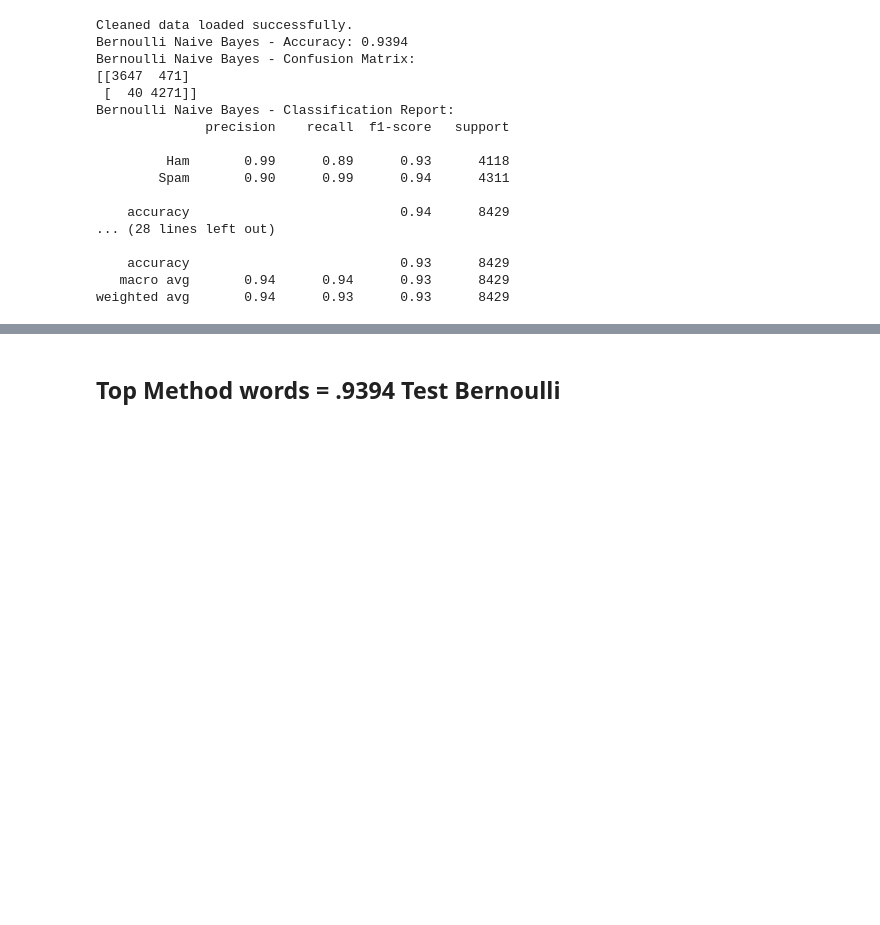
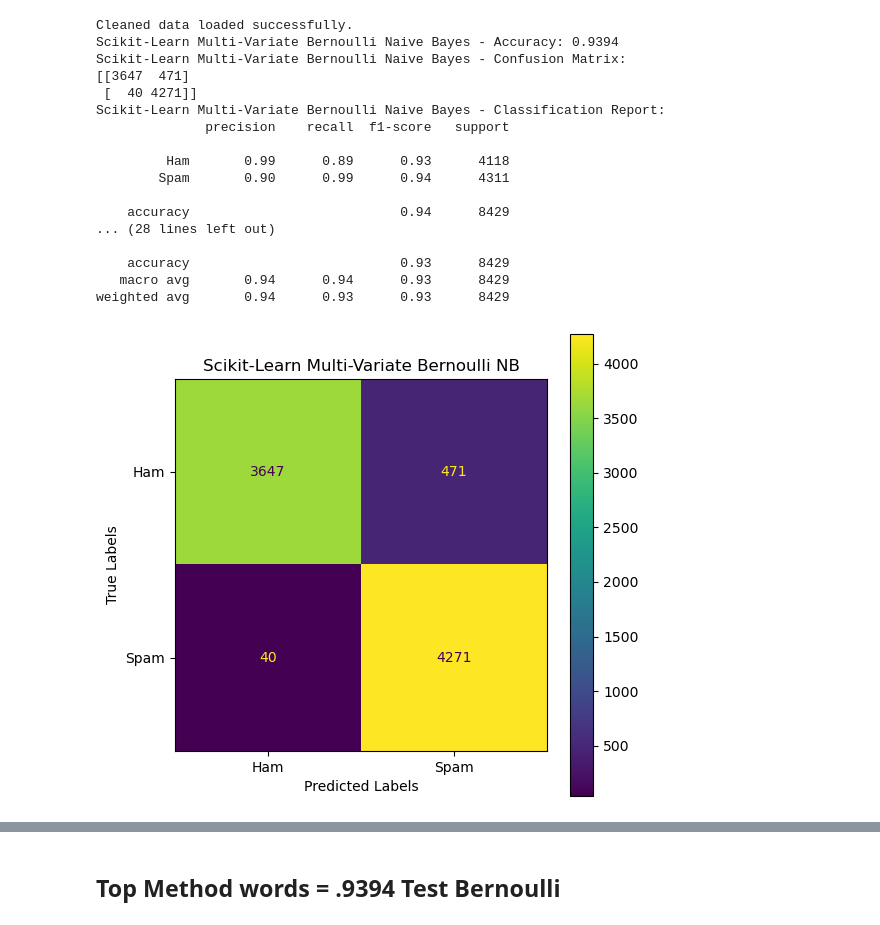
Before and after one commit to lanidv2433/EnronSpam, a Jupyter notebook: NB-Built-in-Methods.ipynb, the cells around one changed output, grey strips where cells are left out. Drawn from its saved outputs; the diff is of its cells as text; code cells hidden in the pictures; blank space fills up the shorter version.

Commit message:
Updated files for both manual and built-in models

```diff
--- a/NB-Built-in-Methods.ipynb
+++ b/NB-Built-in-Methods.ipynb
@@ -7,6 +7,8 @@ from sklearn.feature_extraction.text import CountVectorizer
 from sklearn.model_selection import train_test_split
 from sklearn.naive_bayes import BernoulliNB, MultinomialNB, GaussianNB
 from sklearn.metrics import accuracy_score, confusion_matrix, classification_report
+from sklearn.metrics import accuracy_score, zero_one_loss, confusion_matrix, ConfusionMatrixDisplay
+
 
 # Load and clean data
 cleaned_data_path = 'cleaned_enron_spam_data.csv'
@@ -54,37 +56,54 @@ multi_nb.fit(X_train_multi, y_train)
 # # Training Gaussian NB
 gauss_nb.fit(X_train_gauss.toarray(), y_train)  # GaussianNB expects dense input
 
 # Prediction and Evaluation
 def evaluate_model(model, X_test, y_test, model_name):
-    predictions = model.predict(X_test.toarray() if model_name == 'Gaussian' else X_test)
+    predictions = model.predict(X_test.toarray() if model_name == 'Scikit-Learn Multi-Variate Gaussian' else X_test)
     accuracy = accuracy_score(y_test, predictions)
     conf_matrix = confusion_matrix(y_test, predictions)
+    # Display the confusion matrix with sklearn's ConfusionMatrixDisplay
+    classes = ['Ham', 'Spam']
+    sklearn_disp = ConfusionMatrixDisplay(confusion_matrix=conf_matrix, display_labels=classes)
+    fig, ax = plt.subplots(figsize=(6, 6))
+    sklearn_disp.plot(ax=ax, cmap='viridis', values_format='g')  # 'g' for generic number format
+    ax.set_title(f'{model_name} NB')
+    ax.set_xlabel('Predicted Labels')
+    ax.set_ylabel('True Labels')
+
+    # Setting the tick marks with class names for clarity
+    tick_marks = np.arange(len(classes))
+    ax.set_xticks(tick_marks)
+    ax.set_xticklabels(classes)
+    ax.set_yticks(tick_marks)
+    ax.set_yticklabels(classes)
     class_report = classification_report(y_test, predictions, target_names=['Ham', 'Spam'])
 
     print(f"{model_name} Naive Bayes - Accuracy: {accuracy:.4f}")
     print(f"{model_name} Naive Bayes - Confusion Matrix:\n{conf_matrix}")
     print(f"{model_name} Naive Bayes - Classification Report:\n{class_report}\n")
+    return accuracy, conf_matrix, class_report
 
 # Evaluate all models
 #evaluate_model(bern_nb, X_train_bern, y_train, 'Bernoulli')
-evaluate_model(bern_nb, X_test_bern, y_test, 'Bernoulli')
-evaluate_model(multi_nb, X_test_multi, y_test, 'Multinomial')
-evaluate_model(gauss_nb, X_test_gauss, y_test, 'Gaussian')
+B_accuracy, B_conf_matrix, B_class_report= evaluate_model(bern_nb, X_test_bern, y_test, 'Scikit-Learn Multi-Variate Bernoulli')
+M_accuracy, M_conf_matrix, M_class_report= evaluate_model(multi_nb, X_test_multi, y_test, 'Scikit-Learn Multinomial Boolean')
+G_accuracy, G_conf_matrix, G_class_report= evaluate_model(gauss_nb, X_test_gauss, y_test, 'Scikit-Learn Multi-Variate Gaussian')
 # %% [output]
 Cleaned data loaded successfully.
-Bernoulli Naive Bayes - Accuracy: 0.9394
-Bernoulli Naive Bayes - Confusion Matrix:
+Scikit-Learn Multi-Variate Bernoulli Naive Bayes - Accuracy: 0.9394
+Scikit-Learn Multi-Variate Bernoulli Naive Bayes - Confusion Matrix:
 [[3647  471]
  [  40 4271]]
-Bernoulli Naive Bayes - Classification Report:
+Scikit-Learn Multi-Variate Bernoulli Naive Bayes - Classification Report:
               precision    recall  f1-score   support
 
          Ham       0.99      0.89      0.93      4118
         Spam       0.90      0.99      0.94      4311
 
     accuracy                           0.94      8429
 ... (28 lines left out)
 
     accuracy                           0.93      8429
    macro avg       0.94      0.94      0.93      8429
 weighted avg       0.94      0.93      0.93      8429
+[figure, added]
```
Also changed, not shown: parts of 1 cell of this notebook, 1 other file.
